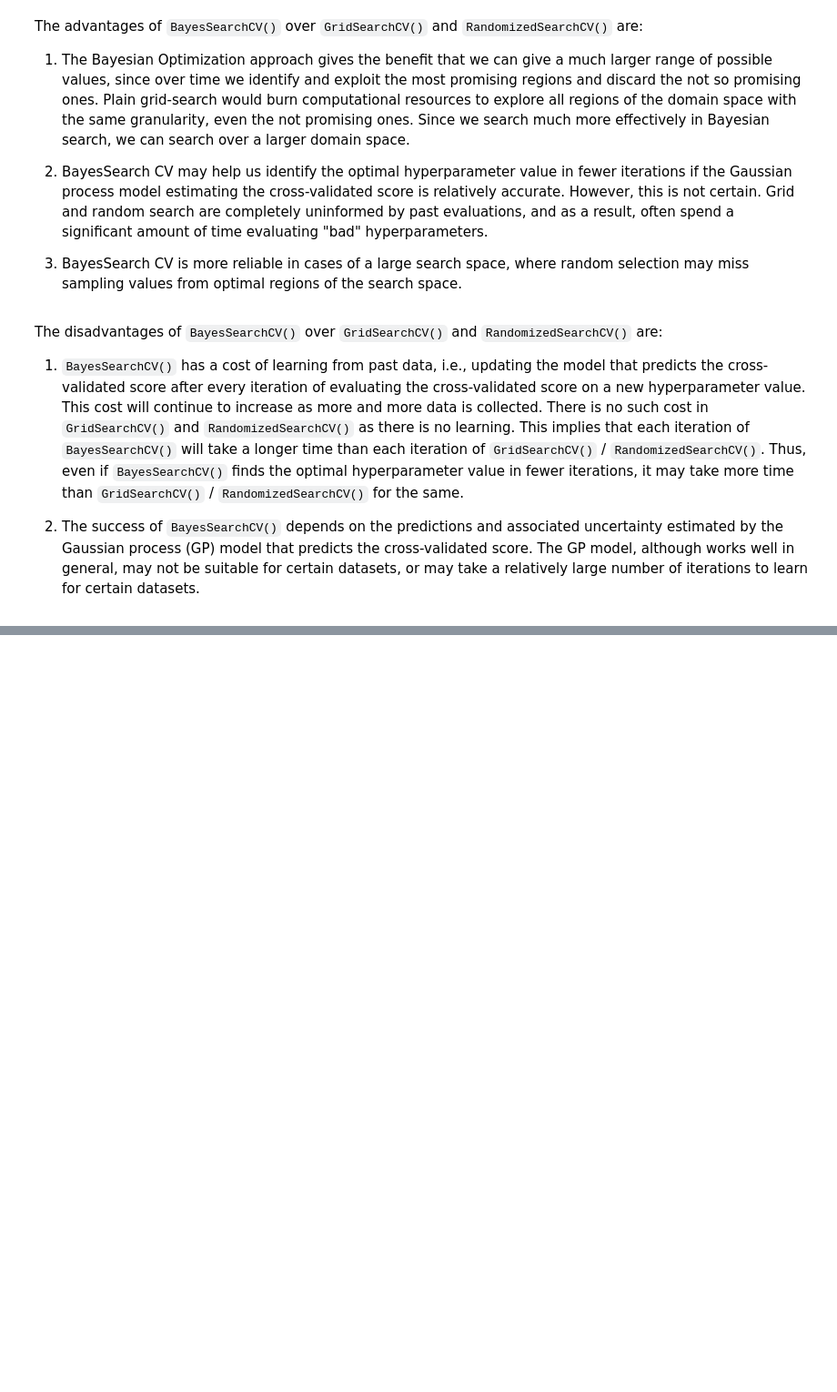
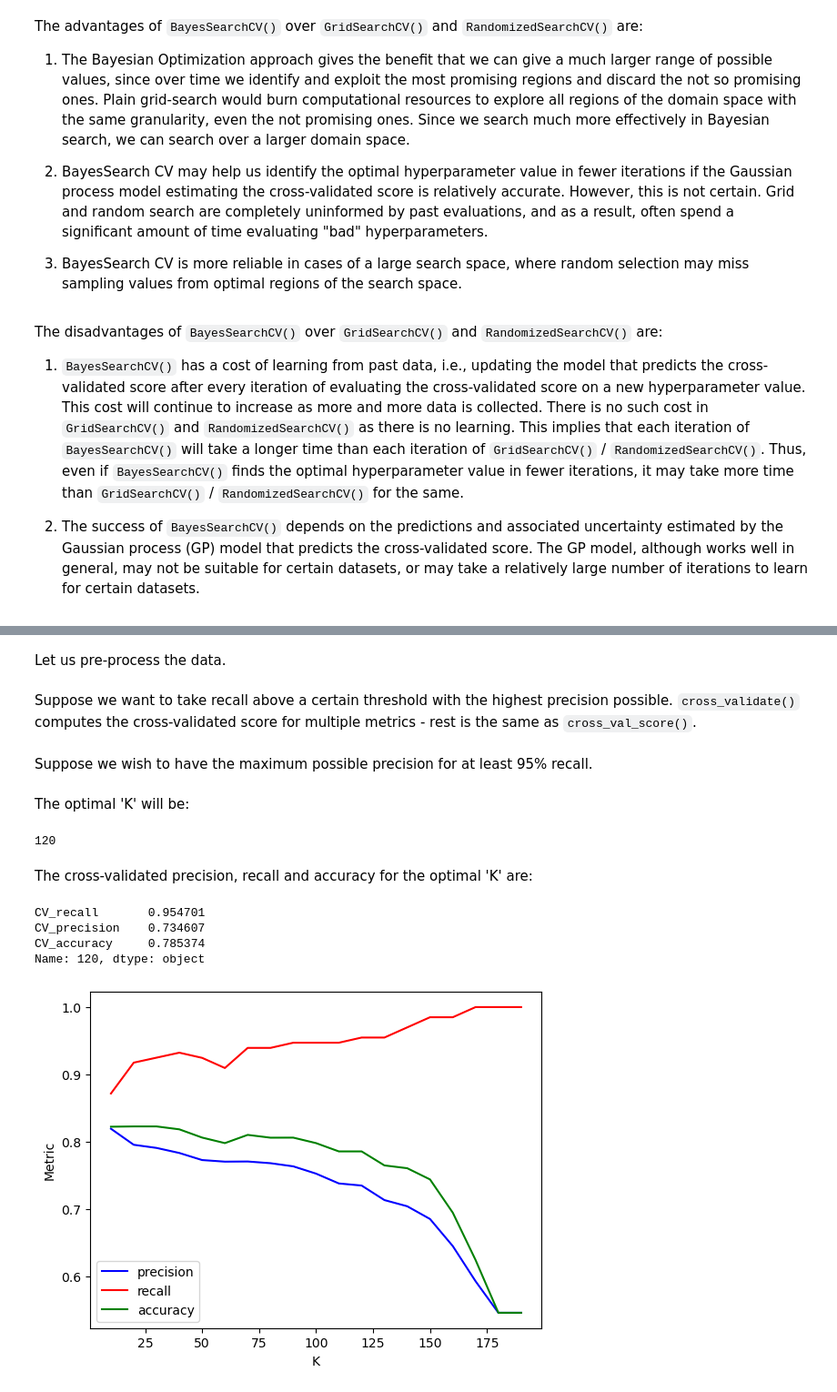
Before and after one commit to Lizhen0909/STAT303-3-class-notes, a Jupyter notebook: Hyperparameter tuning.ipynb, the cells around one changed output, grey strips where cells are left out. Shown at 91% size. Saved outputs shown, nothing was run; the diff lists cells and outputs as text; code cells hidden in the pictures; blank space fills up the shorter version.

```diff
--- a/Hyperparameter tuning.ipynb
+++ b/Hyperparameter tuning.ipynb
@@ -375,0 +396,6 @@ The disadvantages of `BayesSearchCV()` over `GridSearchCV()` and `RandomizedSear
+# %% [markdown]
+Let us pre-process the data.
+# %%
+# First, separate the response and the predictors
+y = data['target']
+X = data.drop('target', axis=1)
@@ -375,0 +419,61 @@ The disadvantages of `BayesSearchCV()` over `GridSearchCV()` and `RandomizedSear
+# %% [markdown]
+Suppose we want to take recall above a certain threshold with the highest precision possible. `cross_validate()` computes the cross-validated score for multiple metrics - rest is the same as `cross_val_score()`.
+# %%
+Ks = np.arange(10,200,10)
+
+scores = []
+
+for K in Ks:
+    model = KNeighborsClassifier(n_neighbors=K) # Keeping distance uniform
+    scores.append(cross_validate(model, X_train_scaled, y_train, cv=5, scoring = ['accuracy','recall', 'precision']))
+# %%
+scores
+
+# The output is now a list of dicts - easy to convert to a df
+
+df_scores = pd.DataFrame(scores) # We need to handle test_recall and test_precision cols
+
+df_scores['CV_recall'] = df_scores['test_recall'].apply(np.mean)
+df_scores['CV_precision'] = df_scores['test_precision'].apply(np.mean)
+df_scores['CV_accuracy'] = df_scores['test_accuracy'].apply(np.mean)
+
+df_scores.index = Ks # We can set K values as indices for convenience
+
+
+#df_scores
+# What happens as K increases?
+    # Recall increases (not monotonically)
+    # Precision decreases (not monotonically)
+# Why?
+    # Check the class distribution in the data - more obs with class 1
+    # As K gets higher, the majority class overrules (visualized in the slides)
+    # More 1s means less FNs - higher recall
+    # More 1s means more FPs - lower precision
+# Would this be the case for any dataset?
+    # NO!! Depends on what the majority class is!
+# %% [markdown]
+Suppose we wish to have the maximum possible precision for at least 95% recall.
+# %% [markdown]
+The optimal 'K' will be:
+# %%
+df_scores.loc[df_scores['CV_recall'] > 0.95, 'CV_precision'].idxmax()
+# %% [output]
+120
+# %% [markdown]
+The cross-validated precision, recall and accuracy for the optimal 'K' are:
+# %%
+df_scores.loc[120, ['CV_recall', 'CV_precision', 'CV_accuracy']]
+# %% [output]
+CV_recall       0.954701
+CV_precision    0.734607
+CV_accuracy     0.785374
+Name: 120, dtype: object
+# %%
+sns.lineplot(x = df_scores.index, y = df_scores.CV_precision, color = 'blue', label = 'precision')
+sns.lineplot(x = df_scores.index, y = df_scores.CV_recall, color = 'red', label = 'recall')
+sns.lineplot(x = df_scores.index, y = df_scores.CV_accuracy, color = 'green', label = 'accuracy')
+plt.ylabel('Metric')
+plt.xlabel('K')
+plt.show()
+# %% [output]
+[figure, added]
```
Also changed, not shown: parts of 7 cells of this notebook, 2 other files.
